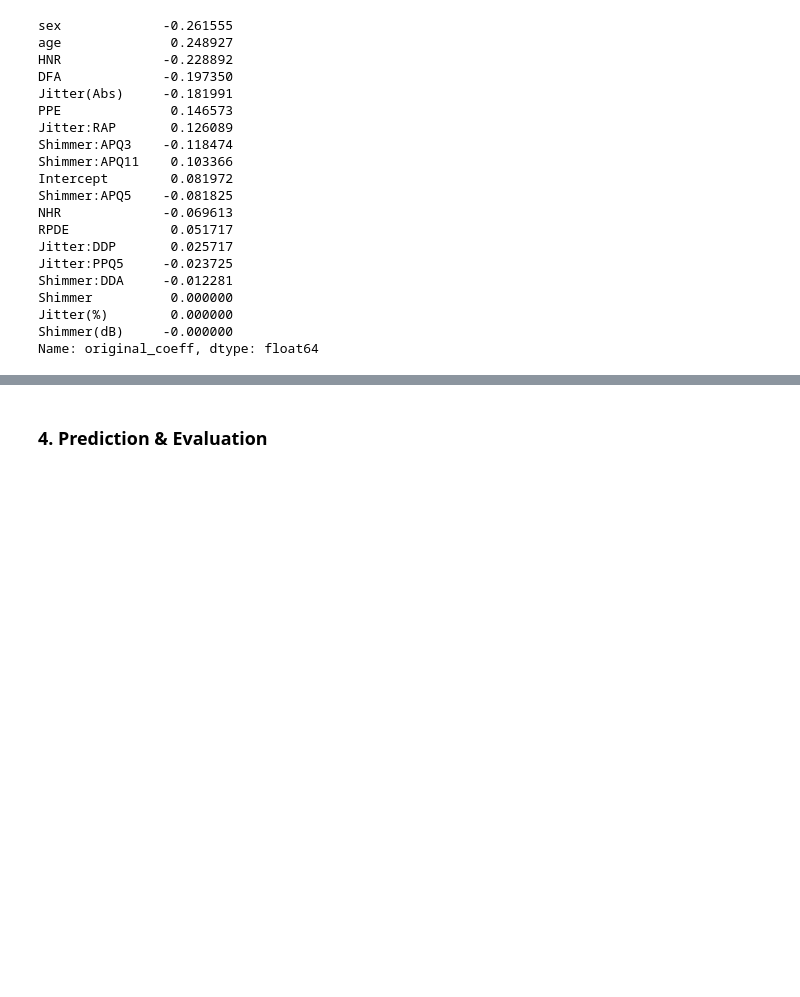
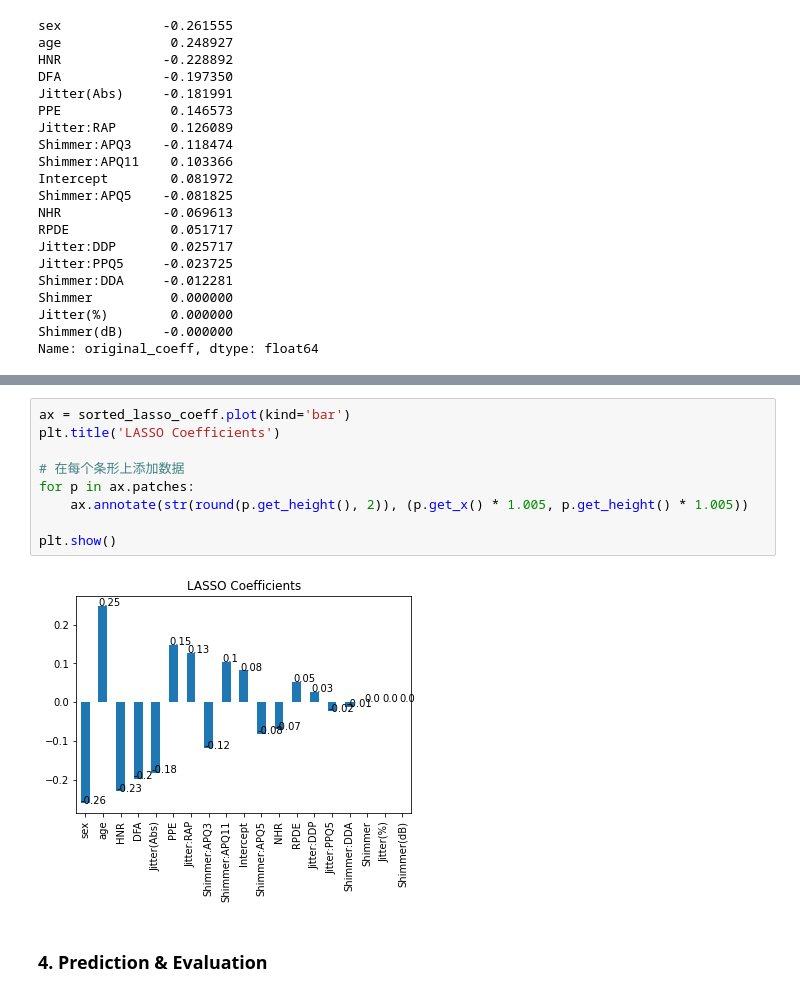
Before and after one commit to YiningMa0822/Advanced_Data_Analysis_5291, a Jupyter notebook: LASSO.ipynb, the cells around one changed output, grey strips where cells are left out. Cells and saved outputs as stored; diff of their text form; blank space fills up the shorter version.

```diff
--- a/LASSO.ipynb
+++ b/LASSO.ipynb
@@ -125,3 +196,14 @@ sorted_lasso_coeff.plot(kind='bar')
+# %%
+ax = sorted_lasso_coeff.plot(kind='bar')
+plt.title('LASSO Coefficients')
+
+# 在每个条形上添加数据
+for p in ax.patches:
+    ax.annotate(str(round(p.get_height(), 2)), (p.get_x() * 1.005, p.get_height() * 1.005))
+
+plt.show()
+# %% [output]
+[figure, added]
 # %% [markdown]
 ### 4. Prediction & Evaluation
 # %%
```
Also changed, not shown: parts of 9 cells of this notebook, 8 other files.
